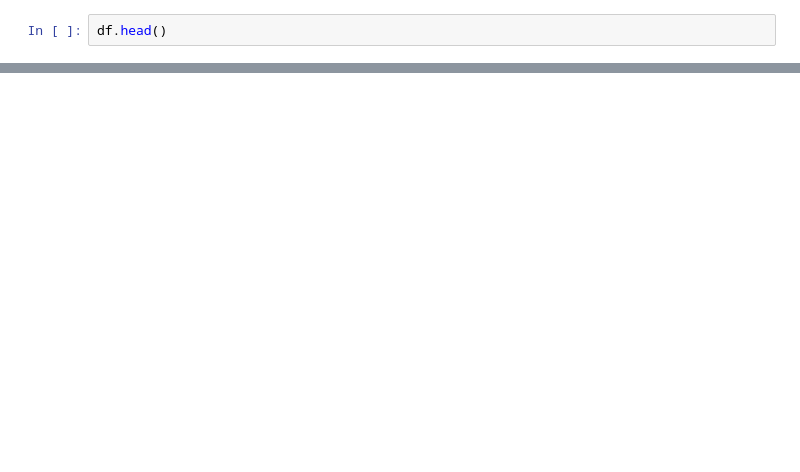
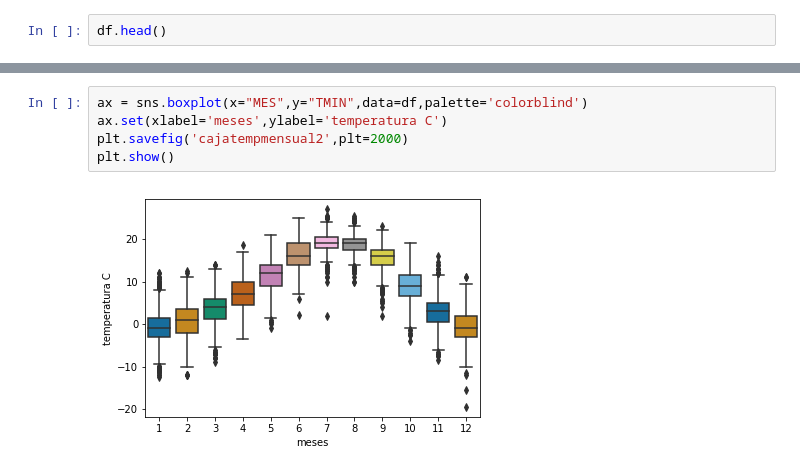
Before and after one commit to albertomedinac/Computacional-I, a Jupyter notebook: actividad 4.ipynb, the cells around one changed output, grey strips where cells are left out. Cells and saved outputs as stored; diff of their text form; blank space fills up the shorter version.

```diff
--- a/actividad 4.ipynb
+++ b/actividad 4.ipynb
@@ -193,0 +270,7 @@ plt.show()
+# %%
+ax = sns.boxplot(x="MES",y="TMIN",data=df,palette='colorblind')
+ax.set(xlabel='meses',ylabel='temperatura C')
+plt.savefig('cajatempmensual2',plt=2000)
+plt.show()
+# %% [output]
+[figure, added]
```
Also changed, not shown: parts of 17 cells of this notebook.
